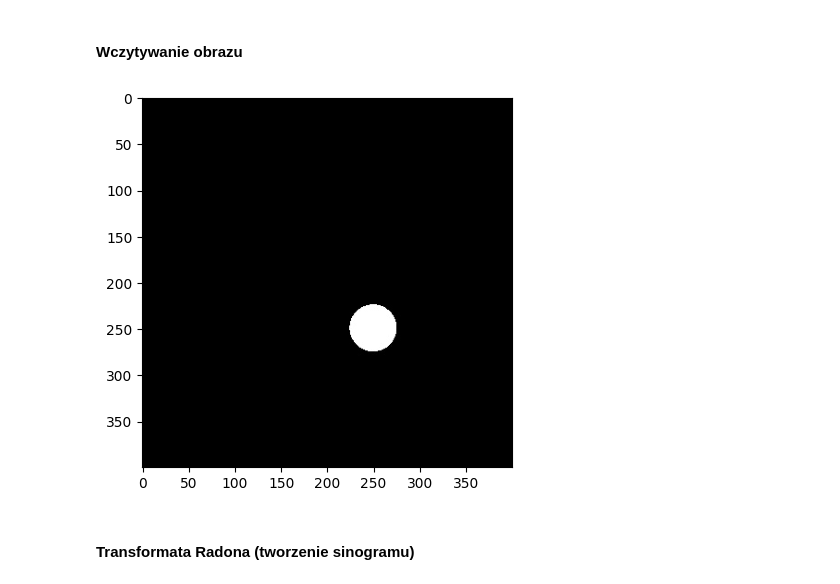
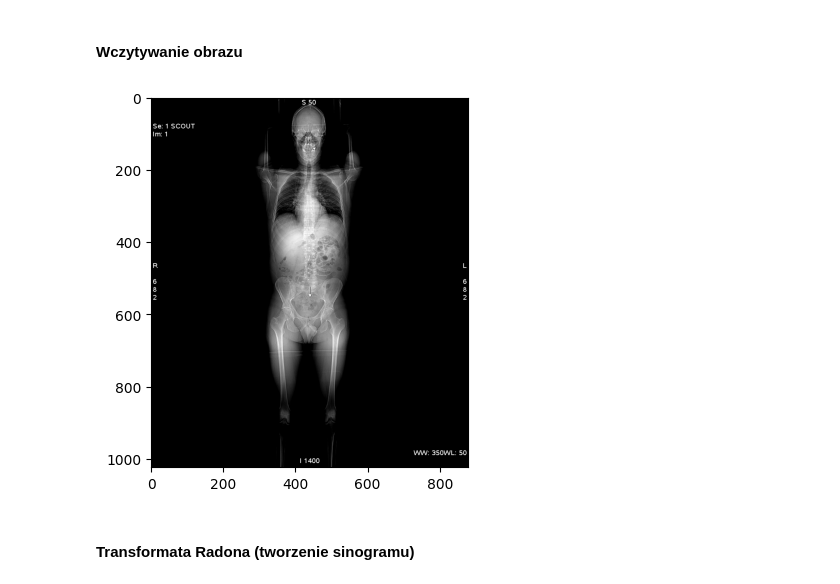
Before and after one commit to oliwiatarent/computed-tomography-simulator, a Jupyter notebook: ct-simulator.ipynb, the cells around one changed output. Drawn from its saved outputs; the diff is of its cells as text; code cells hidden in the pictures.

```diff
--- a/ct-simulator.ipynb
+++ b/ct-simulator.ipynb
@@ -8,15 +9,15 @@ import numpy as np
 # %% [markdown]
 #### Wczytywanie obrazu
 # %%
-img = io.imread("img/Kropka.jpg")
+img = io.imread("img/Paski2.jpg")
 
 if len(img.shape) == 3:
     img = color.rgb2gray(img)
 
 plt.imshow(img, cmap='gray')
 plt.show()
 # %% [output]
-[figure, old version]
+[figure, new version]
 # %% [markdown]
 #### Transformata Radona (tworzenie sinogramu)
 # %%
```
Also changed, not shown: parts of 9 cells of this notebook.
